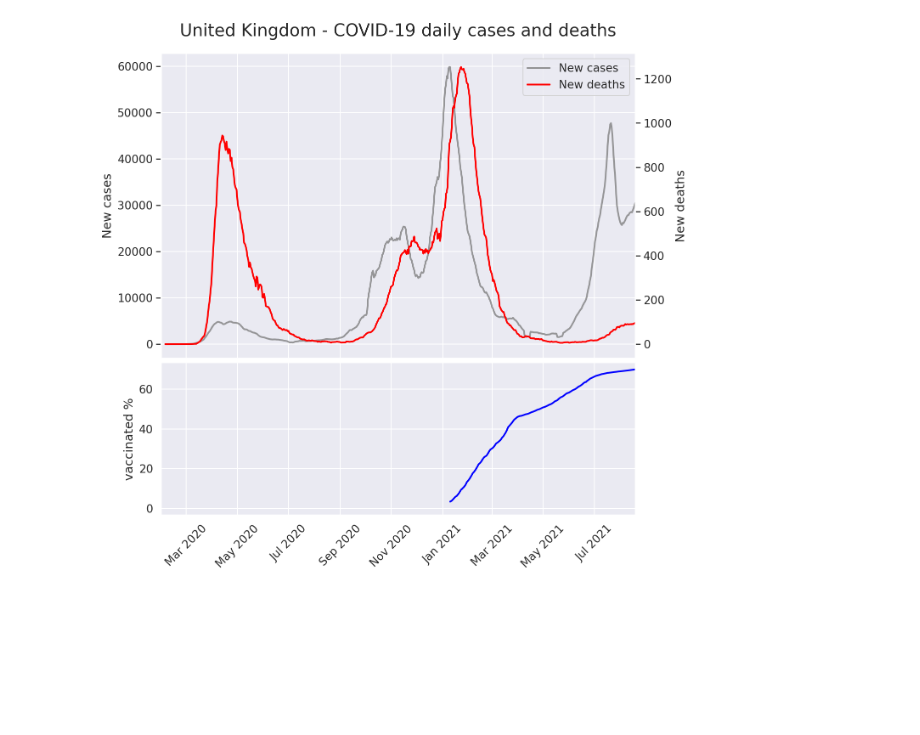
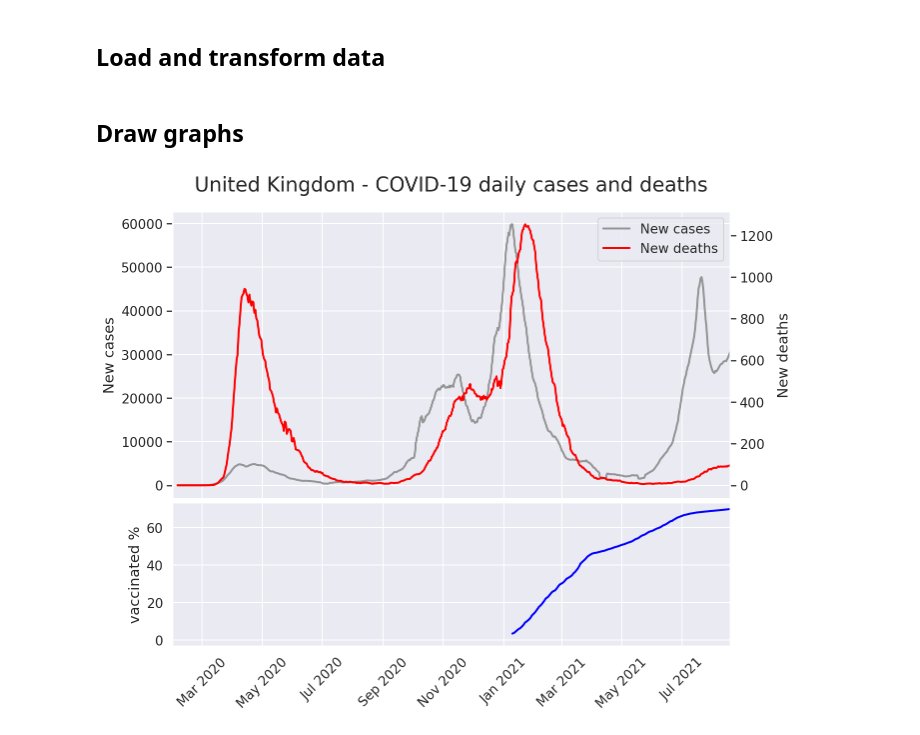
Before and after one commit to maxim75/data-visualization, a Jupyter notebook: notebooks/COVID_data_4.ipynb, the cells around one changed output. Saved outputs shown, nothing was run; the diff lists cells and outputs as text; code cells hidden in the pictures; blank space fills up the shorter version.

Commit message:
COVID data part 4

```diff
--- a/notebooks/COVID_data_4.ipynb
+++ b/notebooks/COVID_data_4.ipynb
@@ -10,6 +10,8 @@ import matplotlib
 import matplotlib.dates as mdates
 # %%
 country_name = "United Kingdom"
+# %% [markdown]
+## Load and transform data
 # %%
 # load data from ourworldindata.org
 # https://ourworldindata.org/coronavirus/country/united-kingdom
@@ -21,6 +23,8 @@ cases_deaths_vaccinations_df = owid_covid_data_df[owid_covid_data_df.location ==
 
 # convert date from string to datetime
 cases_deaths_vaccinations_df["date"] = pd.to_datetime(cases_deaths_vaccinations_df.date)
+# %% [markdown]
+## Draw graphs
 # %%
 %config InlineBackend.figure_format = 'retina'
 sns.set_theme("notebook", font_scale=1.2, rc={"lines.linewidth": 2.})
@@ -28,7 +32,7 @@ sns.set_theme("notebook", font_scale=1.2, rc={"lines.linewidth": 2.})
 date_range = [cases_deaths_vaccinations_df.date.min(), cases_deaths_vaccinations_df.date.max()]
 
 # set graph size and layout
-plt.figure(figsize=(10, 10))
+plt.figure(figsize=(10, 8))
 gs1 = matplotlib.gridspec.GridSpec(2, 1, height_ratios= [2, 1], wspace=0.5, hspace=0.02)
 
 # draw new cases
@@ -36,31 +40,31 @@ ax_cases = plt.subplot(gs1[0])
 ax_cases.set_title(f"{country_name} - COVID-19 daily cases and deaths", fontsize=20, pad=20)
 ax_cases.set_ylabel("New cases")
 ax_cases.set_xlim(date_range)
 cases_line = ax_cases.plot("date", "new_cases_smoothed", data=cases_deaths_vaccinations_df, label="New cases", color="grey", alpha=.8)
 
 # draw deaths graph on separate y axis (check graph right size)
 ax2=ax_cases.twinx()
 deaths_line = ax2.plot("date", "new_deaths_smoothed", data=cases_deaths_vaccinations_df, color="red", label="New deaths")
 ax2.set_ylabel("New deaths")
 ax2.grid(False)
 
 # show legend containing both line labels
 ax_cases.legend(loc='upper left', bbox_to_anchor=(0, 1),fontsize=12)
 legend_lines = cases_line+deaths_line
 legend_labels = [l.get_label() for l in legend_lines]
 ax_cases.legend(legend_lines, legend_labels, loc=0)
 
 # draw vaccinations graph
 ax_vaccinations = plt.subplot(gs1[1])
 ax_vaccinations.tick_params('x', labelrotation=45)
 ax_vaccinations.plot("date", "people_vaccinated_per_hundred", data=cases_deaths_vaccinations_df, color="blue")
 ax_vaccinations.set_xlim(date_range)
 ax_vaccinations.set_ylabel("vaccinated %")
 
 # config x axis date label formatting
 date_form = mdates.DateFormatter("%b %Y") # month and year only
 fmt_half_year = mdates.MonthLocator(interval=2)
 ax_vaccinations.xaxis.set_major_locator(fmt_half_year)
 ax_vaccinations.xaxis.set_major_formatter(date_form)
 # %% [output]
-[figure, old version]
+[figure, new version]
```
Also changed, not shown: parts of 1 cell of this notebook.
